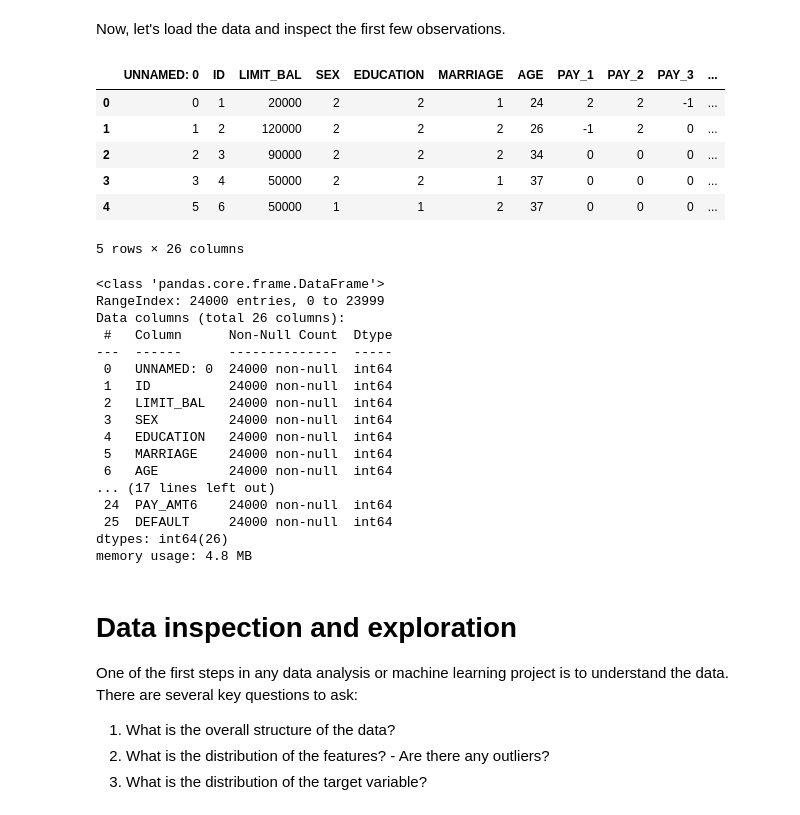
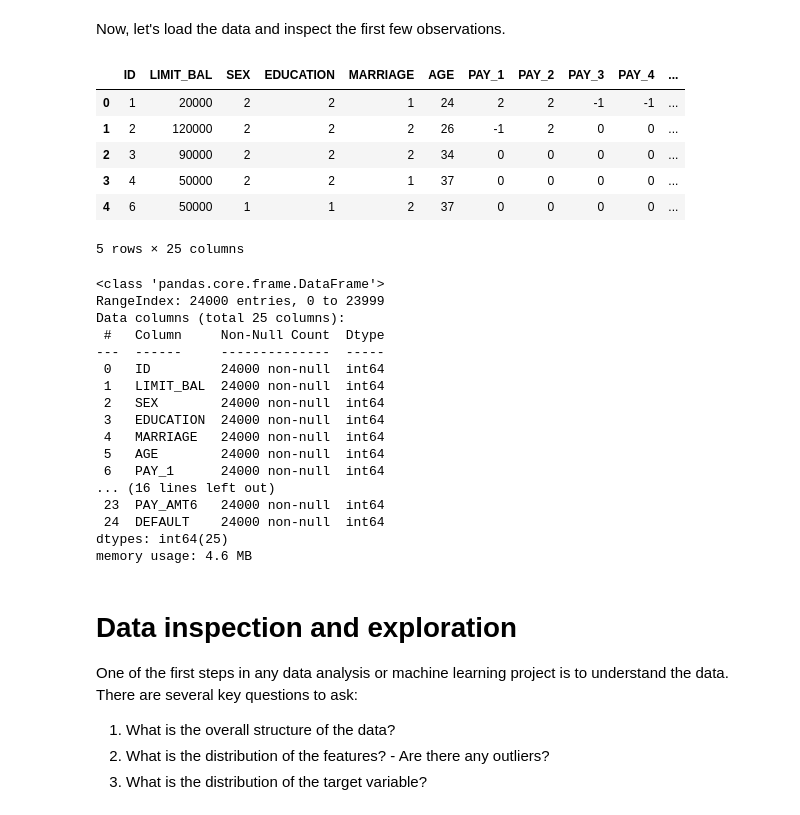
Before and after one commit to Jason-Tang-ds/ml-coding-template, a Jupyter notebook: credit-card-default-tutorial/notebooks/1.0-jt-data-exploration.ipynb, the cells around one changed output. Saved outputs shown, nothing was run; the diff lists cells and outputs as text; code cells hidden in the pictures.

```diff
--- a/credit-card-default-tutorial/notebooks/1.0-jt-data-exploration.ipynb
+++ b/credit-card-default-tutorial/notebooks/1.0-jt-data-exploration.ipynb
@@ -37,47 +51,49 @@ Now, let's load the data and inspect the first few observations.
 # %%
 # Import relevant libraries
 import pandas as pd
 import os
 import matplotlib.pyplot as plt
 
 # Set working directory to project root
 os.chdir('C:/Users/j.tang/ml-coding-template/credit-card-default-tutorial/')
 
-data = pd.read_csv('C:/Users/j.tang/ml-coding-template/credit-card-default-tutorial/data/raw/data.csv')
+data = pd.read_csv('./data/raw/data.csv')
+data = data.iloc[:,1:]
 # rename columns
 data.rename(columns={'default payment next month':'DEFAULT'}, inplace=True)
 data.rename(columns={'PAY_0': 'PAY_1'}, inplace=True)
 data.rename(columns=lambda x: x.upper(), inplace=True)
 data.head()
+#filter the the frist row
 # %% [output]
-|  | UNNAMED: 0 | ID | LIMIT_BAL | SEX | EDUCATION | MARRIAGE | AGE | PAY_1 | PAY_2 | PAY_3 | ... |
-| 0 | 0 | 1 | 20000 | 2 | 2 | 1 | 24 | 2 | 2 | -1 | ... |
-| 1 | 1 | 2 | 120000 | 2 | 2 | 2 | 26 | -1 | 2 | 0 | ... |
-| 2 | 2 | 3 | 90000 | 2 | 2 | 2 | 34 | 0 | 0 | 0 | ... |
-| 3 | 3 | 4 | 50000 | 2 | 2 | 1 | 37 | 0 | 0 | 0 | ... |
-| 4 | 5 | 6 | 50000 | 1 | 1 | 2 | 37 | 0 | 0 | 0 | ... |
+|  | ID | LIMIT_BAL | SEX | EDUCATION | MARRIAGE | AGE | PAY_1 | PAY_2 | PAY_3 | PAY_4 | ... |
+| 0 | 1 | 20000 | 2 | 2 | 1 | 24 | 2 | 2 | -1 | -1 | ... |
+| 1 | 2 | 120000 | 2 | 2 | 2 | 26 | -1 | 2 | 0 | 0 | ... |
+| 2 | 3 | 90000 | 2 | 2 | 2 | 34 | 0 | 0 | 0 | 0 | ... |
+| 3 | 4 | 50000 | 2 | 2 | 1 | 37 | 0 | 0 | 0 | 0 | ... |
+| 4 | 6 | 50000 | 1 | 1 | 2 | 37 | 0 | 0 | 0 | 0 | ... |
-5 rows × 26 columns
+5 rows × 25 columns
 # %%
 # Let's check for more information about the dataset
 data.info()
 # %% [output]
 <class 'pandas.core.frame.DataFrame'>
 RangeIndex: 24000 entries, 0 to 23999
-Data columns (total 26 columns):
- #   Column      Non-Null Count  Dtype
----  ------      --------------  -----
- 0   UNNAMED: 0  24000 non-null  int64
- 1   ID          24000 non-null  int64
- 2   LIMIT_BAL   24000 non-null  int64
- 3   SEX         24000 non-null  int64
- 4   EDUCATION   24000 non-null  int64
- 5   MARRIAGE    24000 non-null  int64
- 6   AGE         24000 non-null  int64
-... (17 lines left out)
- 24  PAY_AMT6    24000 non-null  int64
- 25  DEFAULT     24000 non-null  int64
-dtypes: int64(26)
-memory usage: 4.8 MB
+Data columns (total 25 columns):
+ #   Column     Non-Null Count  Dtype
+---  ------     --------------  -----
+ 0   ID         24000 non-null  int64
+ 1   LIMIT_BAL  24000 non-null  int64
+ 2   SEX        24000 non-null  int64
+ 3   EDUCATION  24000 non-null  int64
+ 4   MARRIAGE   24000 non-null  int64
+ 5   AGE        24000 non-null  int64
+ 6   PAY_1      24000 non-null  int64
+... (16 lines left out)
+ 23  PAY_AMT6   24000 non-null  int64
+ 24  DEFAULT    24000 non-null  int64
+dtypes: int64(25)
+memory usage: 4.6 MB
 # %% [markdown]
 # Data inspection and exploration
 
```
Also changed, not shown: parts of 3 cells of this notebook, 1 other file.
